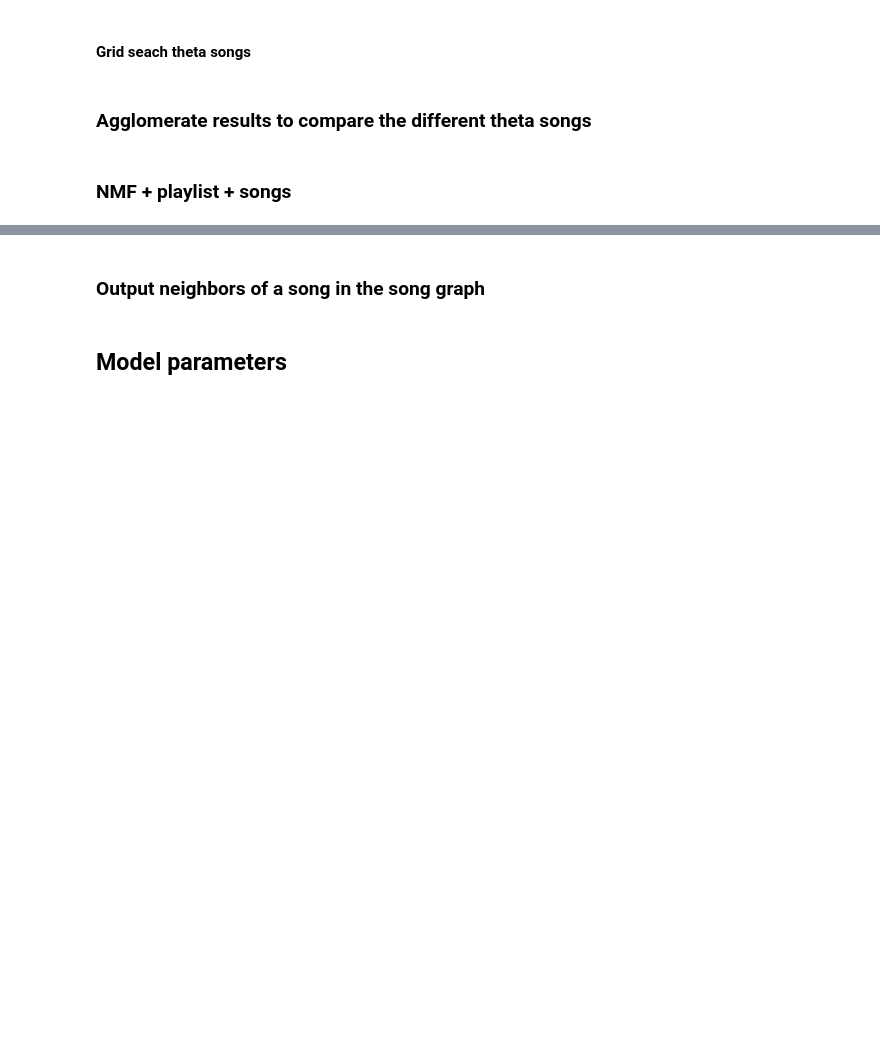
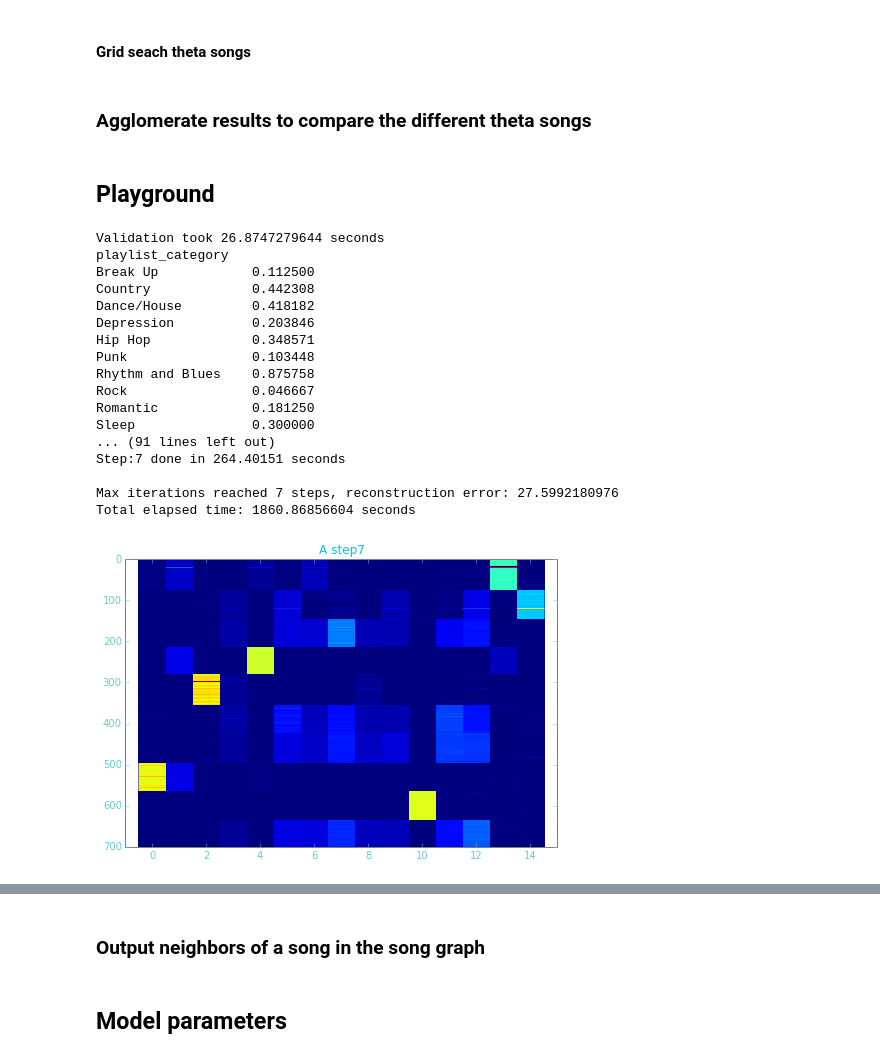
Before and after one commit to kikohs/recog, a Jupyter notebook: notebook/Rec sys.ipynb, the cells around one changed output, grey strips where cells are left out. Cells and saved outputs as stored; diff of their text form; code cells hidden in the pictures; blank space fills up the shorter version.

Commit message:
start grid search theta song

```diff
--- a/notebook/Rec sys.ipynb
+++ b/notebook/Rec sys.ipynb
@@ -514,7 +472,7 @@ def run_validation(data_path, A, B, method=0, sample_size=SAMPLE_SIZE, top_k_pla
                                                                SONG_ID_KEY,
                                                                PLAYLIST_ID_KEY,
                                                                top_k_playlists=top_k_playlist,
-                                                               top_k_songs=PLAYLIST_SIZE)
+                                                               top_k_songs=PLAYLIST_SIZE)[0]
     else:
         raise NotImplementedError
 
@@ -815,13 +796,38 @@ PLAYLISTS_TRAIN[PLAYLISTS_TRAIN.mix_id == 214]
+# %% [markdown]
+## Playground
+# %%
+C_aug_train = recog.create_augmented_recommendation_matrix(MIXES_train, PLAYLISTS_train,
+                                                           SONGS, SONG_ID_KEY, PLAYLIST_ID_KEY,
+                                                           aug_factor=0.8,
+                                                           top_k_playlists=50,
+                                                           top_k_songs=30)
 # %%
 # Change rank, random init
-data_path = os.path.join(EXPERIMENT_DIR, 'test_rank15')
+data_path = os.path.join(EXPERIMENT_DIR, 'test_aug_rank15')
 valid_func = lambda x, y: run_validation(data_path, x, y, sample_size=0, only_test_set=True)['p_cat_out']
 
-A_tmp, B_tmp = recog.proximal_training(C_train, PLAYLIST_GRAPH_train, SONG_GRAPH, 15,
+A_tmp, B_tmp = recog.proximal_training(C_aug_train, PLAYLIST_GRAPH_train, SONG_GRAPH, 15,
                                        theta_tv_a=19,
                                        theta_tv_b=0,
                                        data_path=data_path,
-                                       load_from_disk=True,
+                                       load_from_disk=False,
                                        verbose=1, validation_func=valid_func)
+# %% [output]
+Validation took 26.8747279644 seconds
+playlist_category
+Break Up            0.112500
+Country             0.442308
+Dance/House         0.418182
+Depression          0.203846
+Hip Hop             0.348571
+Punk                0.103448
+Rhythm and Blues    0.875758
+Rock                0.046667
+Romantic            0.181250
+Sleep               0.300000
+... (91 lines left out)
+Step:7 done in 264.40151 seconds
+
+Max iterations reached 7 steps, reconstruction error: 27.5992180976
+Total elapsed time: 1860.86856604 seconds
+[figure, added]
-# %% [markdown]
-### NMF + playlist + songs
```
Also changed, not shown: parts of 43 cells of this notebook, 2 other files.
